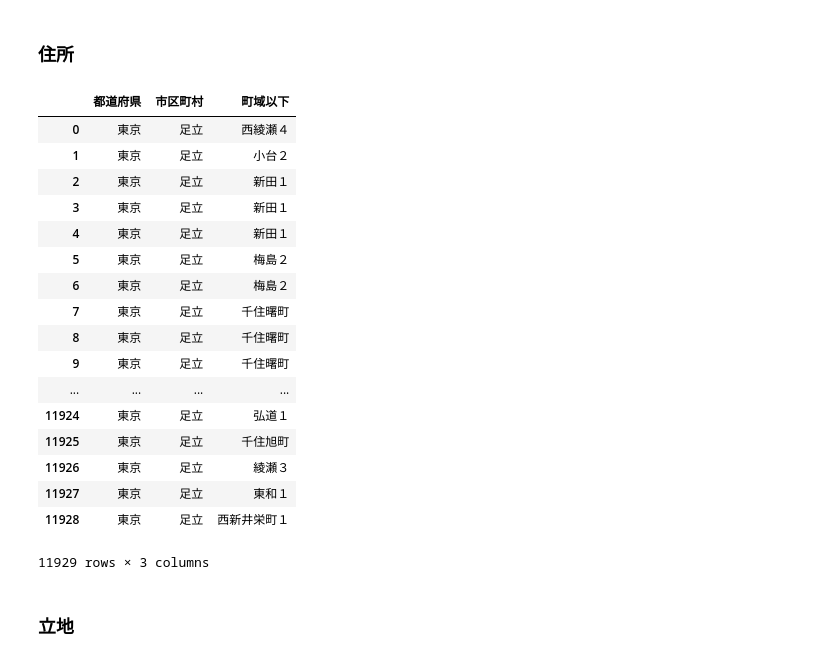
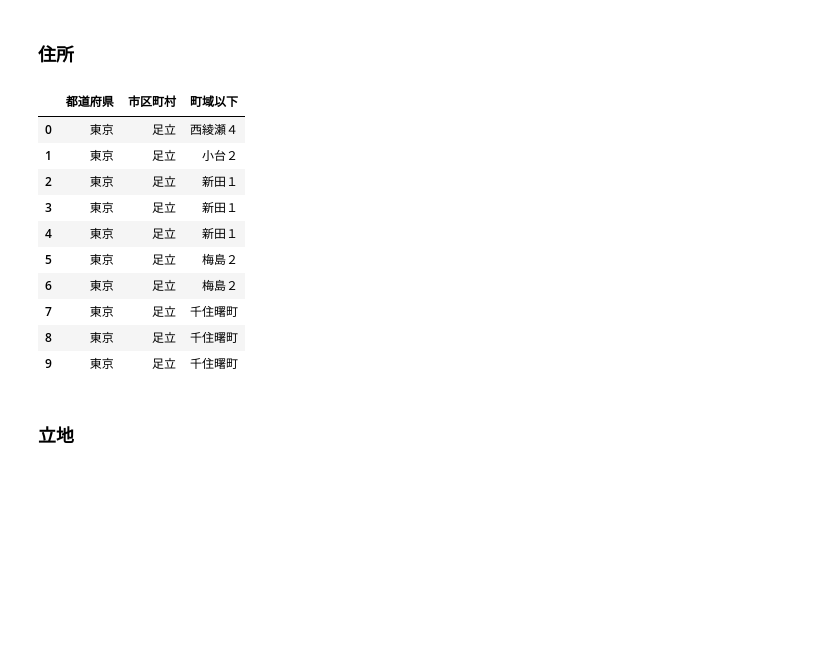
Before and after one commit to kimiaki/Bukken, a Jupyter notebook: code/make_bukken_df.ipynb, the cells around one changed output. Cells and saved outputs as stored; diff of their text form; code cells hidden in the pictures; blank space fills up the shorter version.

```diff
--- a/code/make_bukken_df.ipynb
+++ b/code/make_bukken_df.ipynb
@@ -448,30 +412,23 @@ df
 # %%
 # 住所を都道府県、市区町村、町域以下、に分割（東京都/〇〇区/それ以下）
 df_address1 = df["住所"].str.split("都", expand=True)
 df_address1.columns = ["都道府県", "それ以下"]
 df_address2 = df_address1["それ以下"].str.split("区", expand=True)
 df_address2.columns = ["市区町村", "町域以下"]
 df_address = pd.concat([df_address1["都道府県"], df_address2], axis=1)
 # データ確認
-df_address
+df_address.head(10)
 # %% [output]
 |  | 都道府県 | 市区町村 | 町域以下 |
 | 0 | 東京 | 足立 | 西綾瀬４ |
 | 1 | 東京 | 足立 | 小台２ |
 | 2 | 東京 | 足立 | 新田１ |
 | 3 | 東京 | 足立 | 新田１ |
 | 4 | 東京 | 足立 | 新田１ |
 | 5 | 東京 | 足立 | 梅島２ |
 | 6 | 東京 | 足立 | 梅島２ |
 | 7 | 東京 | 足立 | 千住曙町 |
 | 8 | 東京 | 足立 | 千住曙町 |
 | 9 | 東京 | 足立 | 千住曙町 |
-| ... | ... | ... | ... |
-| 11924 | 東京 | 足立 | 弘道１ |
-| 11925 | 東京 | 足立 | 千住旭町 |
-| 11926 | 東京 | 足立 | 綾瀬３ |
-| 11927 | 東京 | 足立 | 東和１ |
-| 11928 | 東京 | 足立 | 西新井栄町１ |
-11929 rows × 3 columns
 # %% [markdown]
 ### 立地
```
Also changed, not shown: parts of 44 cells of this notebook, 5 other files.
